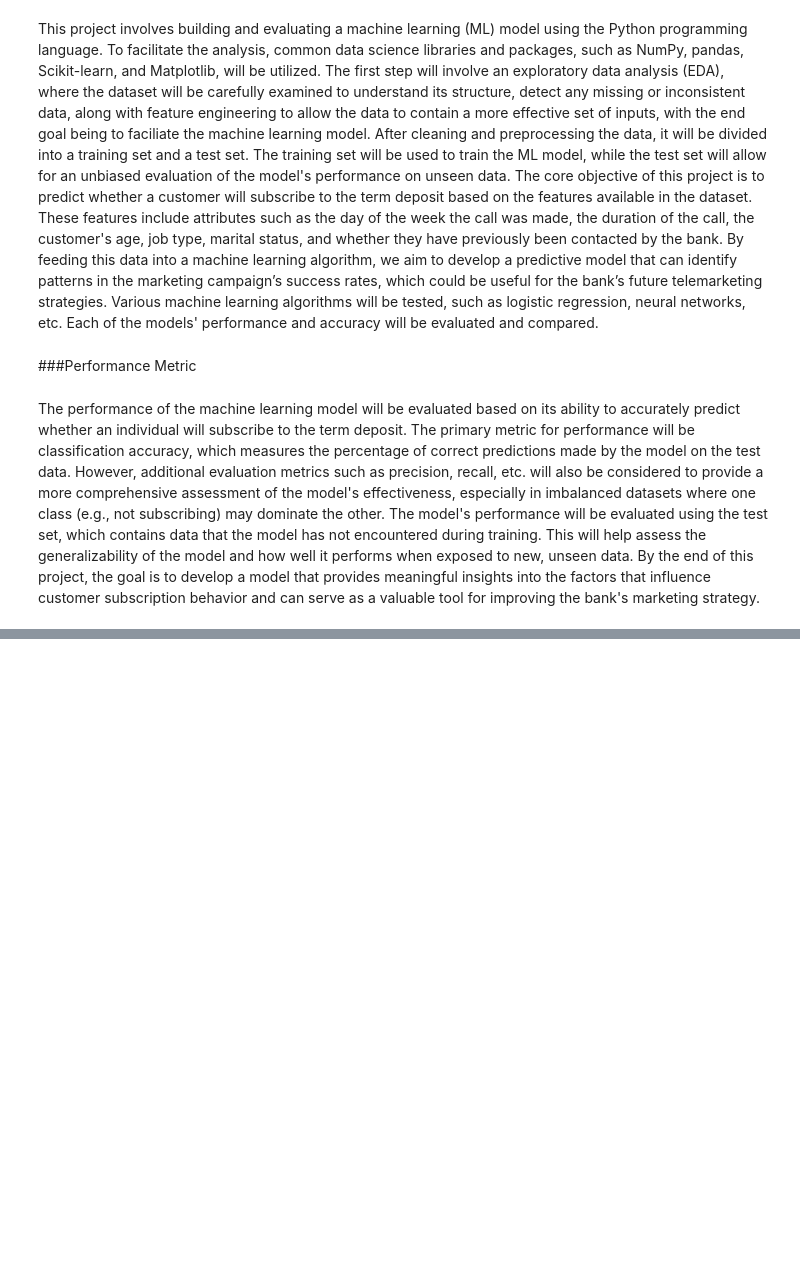
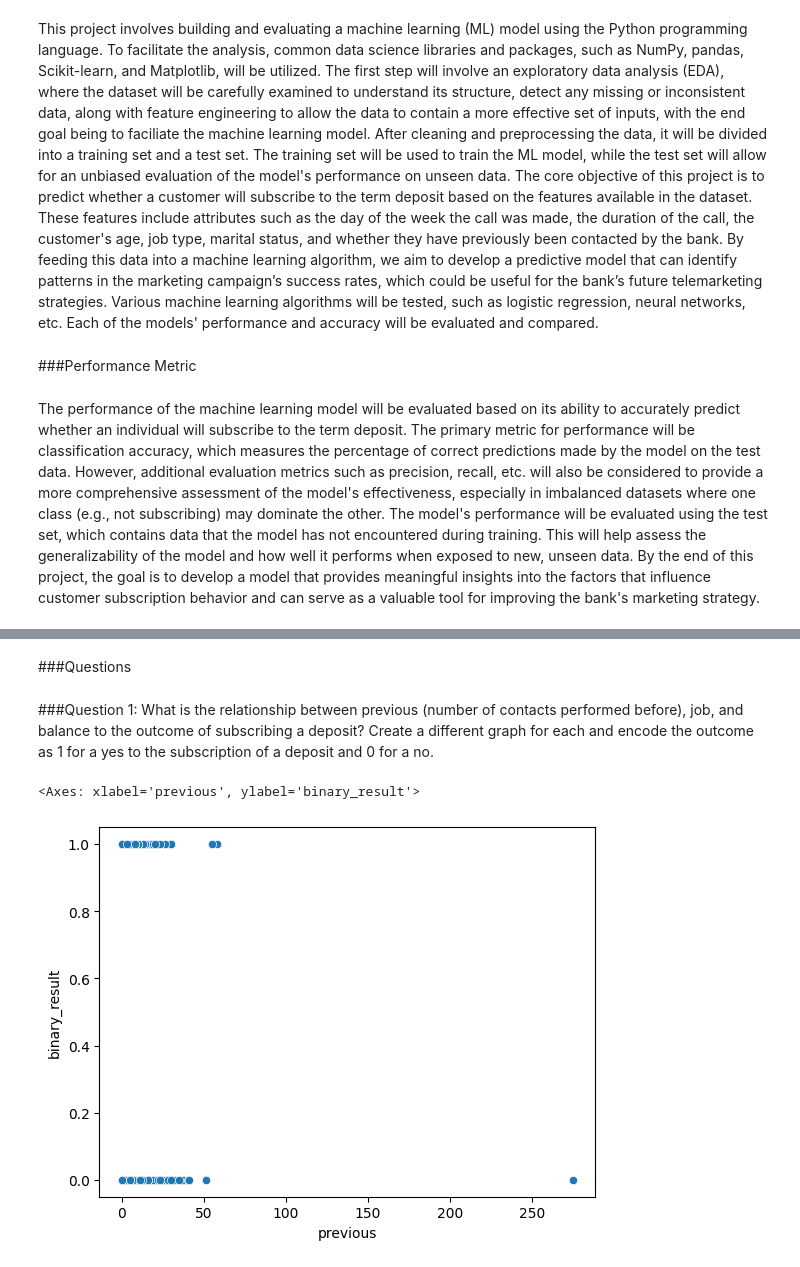
Before and after one commit to ismail-memon-123/CS_5262_ML, a Jupyter notebook: ML_model.ipynb, the cells around one changed output, grey strips where cells are left out. Drawn from its saved outputs; the diff is of its cells as text; code cells hidden in the pictures; blank space fills up the shorter version.

```diff
--- a/ML_model.ipynb
+++ b/ML_model.ipynb
@@ -21,0 +33,5 @@ The performance of the machine learning model will be evaluated based on its abi
+# %%
+data = pd.read_csv('https://raw.githubusercontent.com/ismail-memon-123/CS_5262_ML/refs/heads/main/bank-full.csv',delimiter=';')
+display(data.head(20))
+data.info()
+data.describe()
@@ -21,0 +104,16 @@ The performance of the machine learning model will be evaluated based on its abi
+# %% [markdown]
+###Questions
+# %% [markdown]
+###Question 1: What is the relationship between previous (number of contacts performed before), job, and balance to the outcome of subscribing a deposit? Create a different graph for each and encode the outcome as 1 for a yes to the subscription of a deposit and 0 for a no.
+# %%
+# convert yes to 1 and no to 0
+data['y'].value_counts()
+data['binary_result'] = data['y'].apply(lambda x: 1 if x == 'yes' else 0 if x == 'no' else 2)
+data['binary_result'].value_counts()
+
+#plot the various plots
+#first is previous vs the y
+sns.scatterplot(x='previous', y='binary_result', data=data)
+# %% [output]
+<Axes: xlabel='previous', ylabel='binary_result'>
+[figure, added]
```
Also changed, not shown: parts of 34 cells of this notebook.
